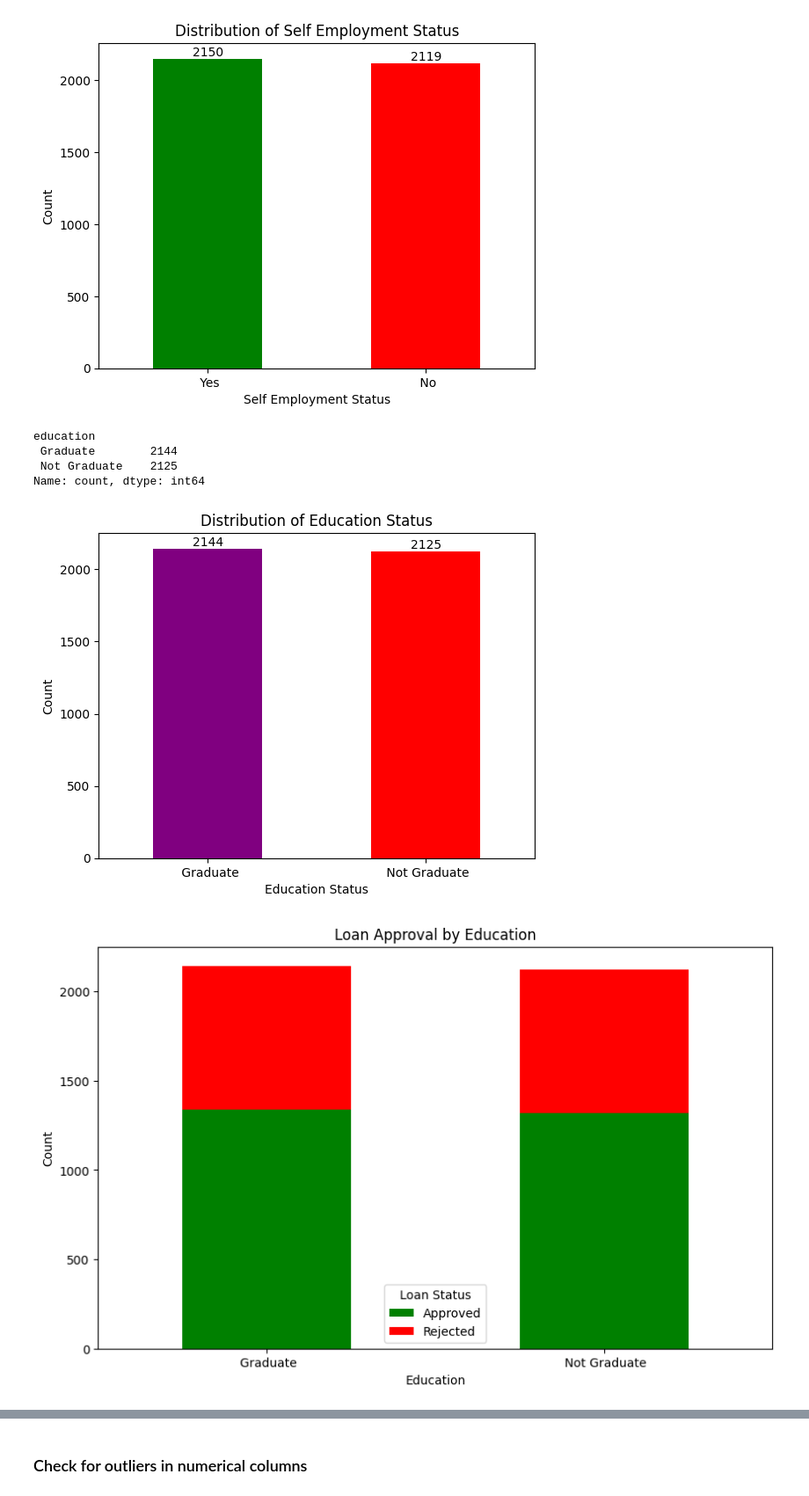
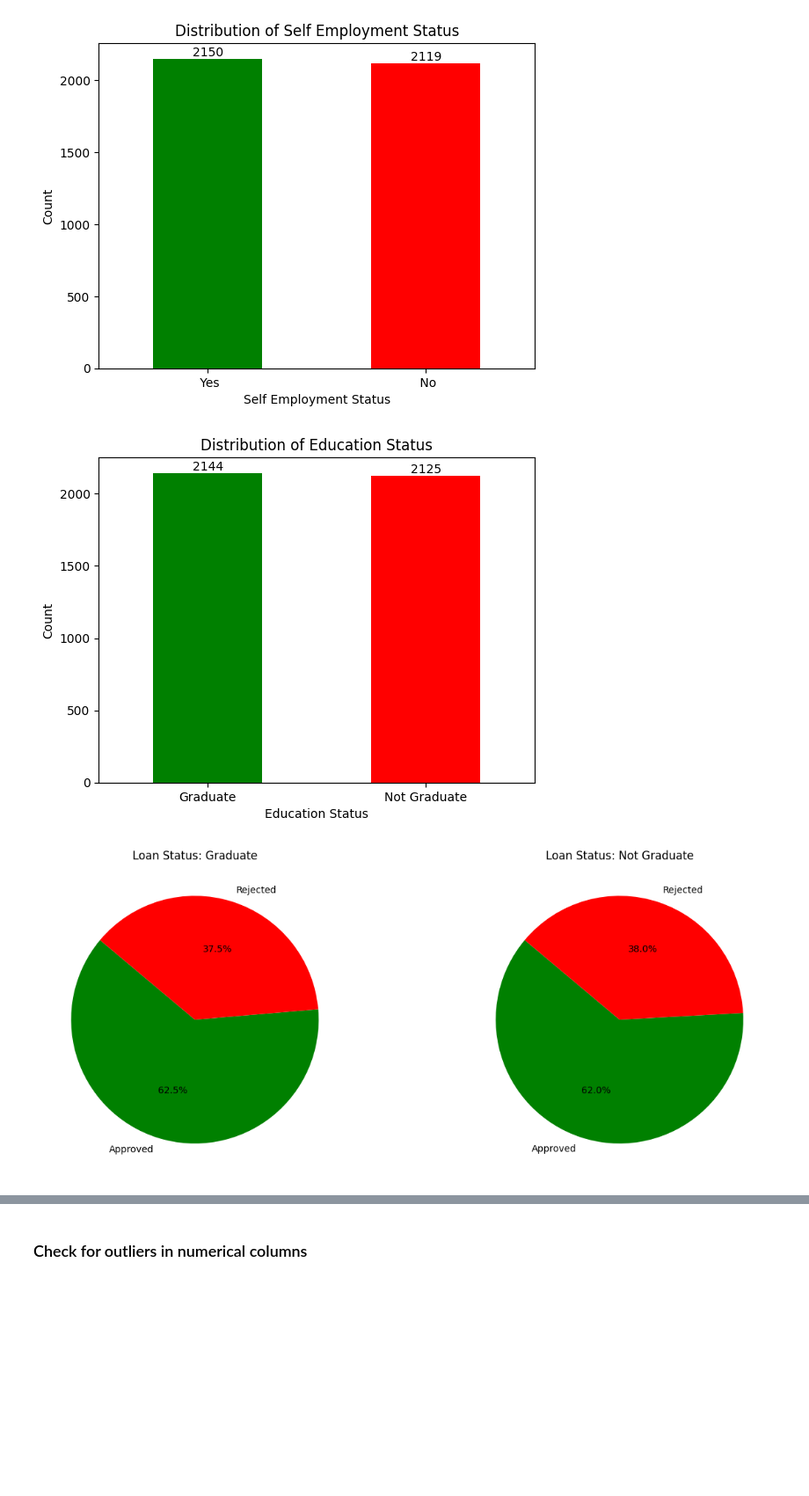
Before and after one commit to aliciahlavac/Project_4, a Jupyter notebook: Main.ipynb, the cells around one changed output, grey strips where cells are left out. Shown at 88% size. Cells and saved outputs as stored; diff of their text form; code cells hidden in the pictures; blank space fills up the shorter version.

```diff
--- a/Main.ipynb
+++ b/Main.ipynb
@@ -184,19 +178,14 @@ for i, count in enumerate(self_employed_status_counts):
 plt.show()
 # %% [output]
 [figure]
-# %%
-df['education'].value_counts()
-# %% [output]
-education
- Graduate        2144
- Not Graduate    2125
-Name: count, dtype: int64
 # %%
+# Graph an overall view of the education status by count
+
 # Count the occurrences of each class in 'education'
 education_status_counts = df['education'].value_counts()
 
 # Define custom colors for the bars
-colors = ['purple', 'red']
+colors = ['green', 'red']
 
 # Create a bar plot
 ax = education_status_counts.plot(kind='bar', color=colors)
@@ -214,29 +203,25 @@ for i, count in enumerate(education_status_counts):
 # Show the plot
 plt.show()
 # %% [output]
-[figure, old version]
+[figure, new version]
 # %%
-# Look at number of loan approval and rejections based on education level (graduated vs. not graduated)
+# Look at percentage of loan approval and rejections based on education level (graduated vs. not graduated)
 
 # Group the data by 'Education' and 'Loan_Status' columns
 approval_by_education = df.groupby(['education', 'loan_status']).size().unstack(fill_value=0)
 
-# Define custom colors for the bars
+# Define colors for the pie chart
 colors = ['green', 'red']
 
-# Plot the stacked bar chart
-approval_by_education.plot(kind='bar', stacked=True, figsize=(10, 6), color=colors)
+# Create a figure with subplots
+fig, axs = plt.subplots(1, approval_by_education.shape[0], figsize=(15, 6))
 
-# Customize the chart
-plt.title('Loan Approval by Education')
-plt.xlabel('Education')
-plt.ylabel('Count')
-plt.xticks(rotation=0)
+# Loop through each education category to create a pie chart
+for i, (education, counts) in enumerate(approval_by_education.iterrows()):
+    axs[i].pie(counts, labels=counts.index, autopct='%1.1f%%', startangle=140, colors=colors)
+    axs[i].set_title(f'Loan Status: {education}')
 
-# Show the legend
-plt.legend(title='Loan Status', labels=['Approved', 'Rejected'])
-
-# Display the chart
+# Display the figure
 plt.show()
 # %% [output]
-[figure, old version]
+[figure, new version]
```
Also changed, not shown: parts of 21 cells of this notebook, 1 other file.
